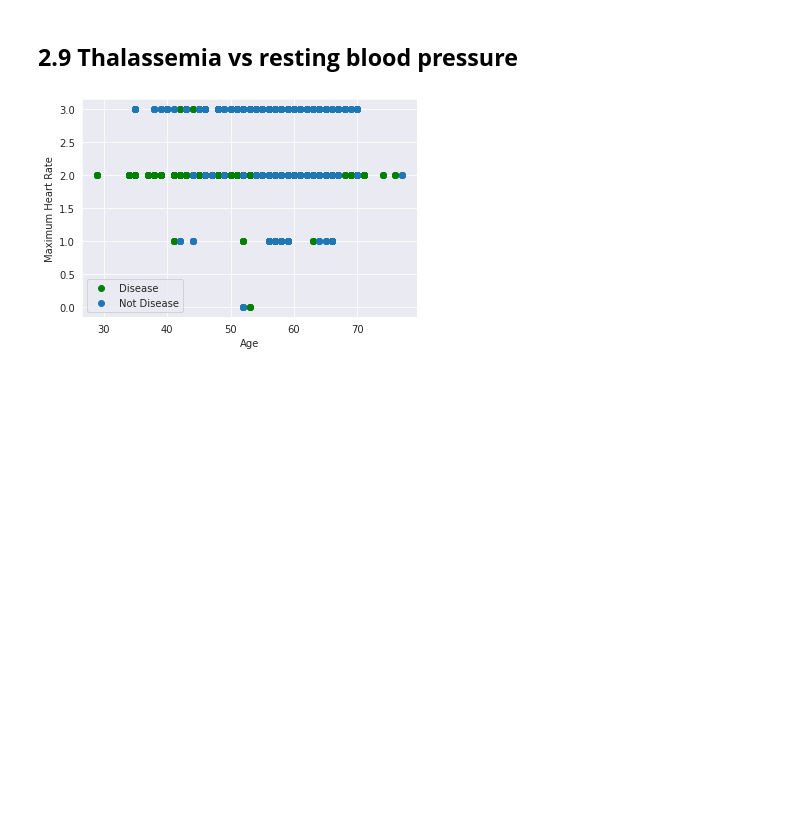
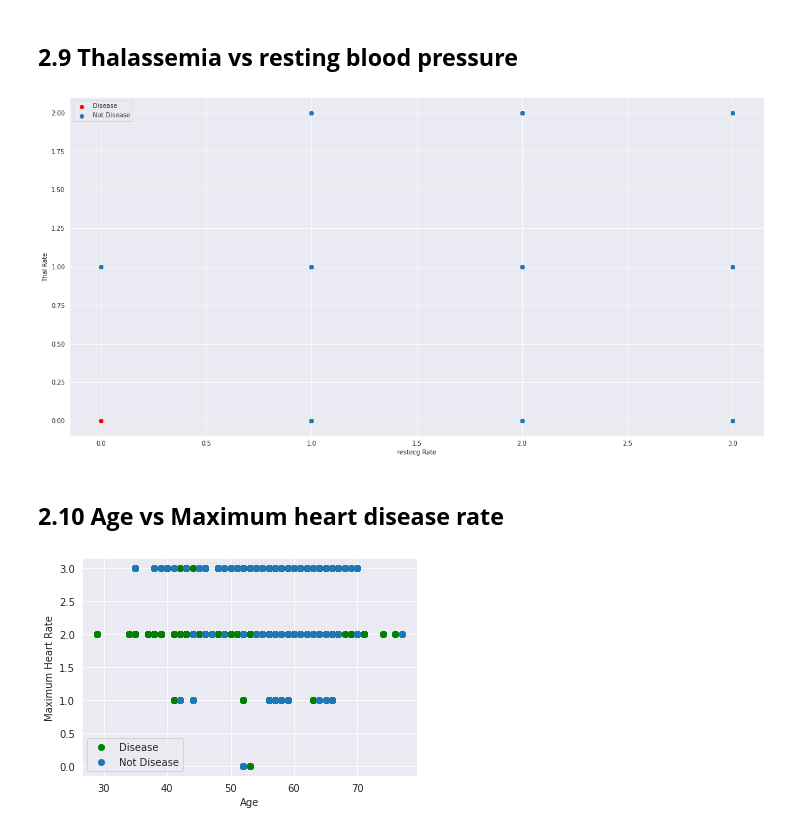
Before and after one commit to masp42/Crisp_DM_CA, a Jupyter notebook: Heart_Disease_Prediction_CA.ipynb, the cells around one changed output. Drawn from its saved outputs; the diff is of its cells as text; code cells hidden in the pictures; blank space fills up the shorter version.

```diff
--- a/Heart_Disease_Prediction_CA.ipynb
+++ b/Heart_Disease_Prediction_CA.ipynb
@@ -320 +319,14 @@ plt.show()
+# %%
+## Made by Marcelo and Washington
+plt.subplots(figsize=(20,10))
+plt.scatter(x=df.thal[df.target==1], y=df.restecg[(df.target==1)], c="red")
+plt.scatter(x=df.thal[df.target==0], y=df.restecg[(df.target==0)])
+plt.legend(["Disease", "Not Disease"])
+plt.xlabel("restecg Rate")
+plt.ylabel("Thal Rate")
+plt.show()
+# %% [output]
+[figure, added]
+# %% [markdown]
+## **2.10 Age vs Maximum heart disease rate**
 # %%
```
Also changed, not shown: parts of 51 cells of this notebook.
